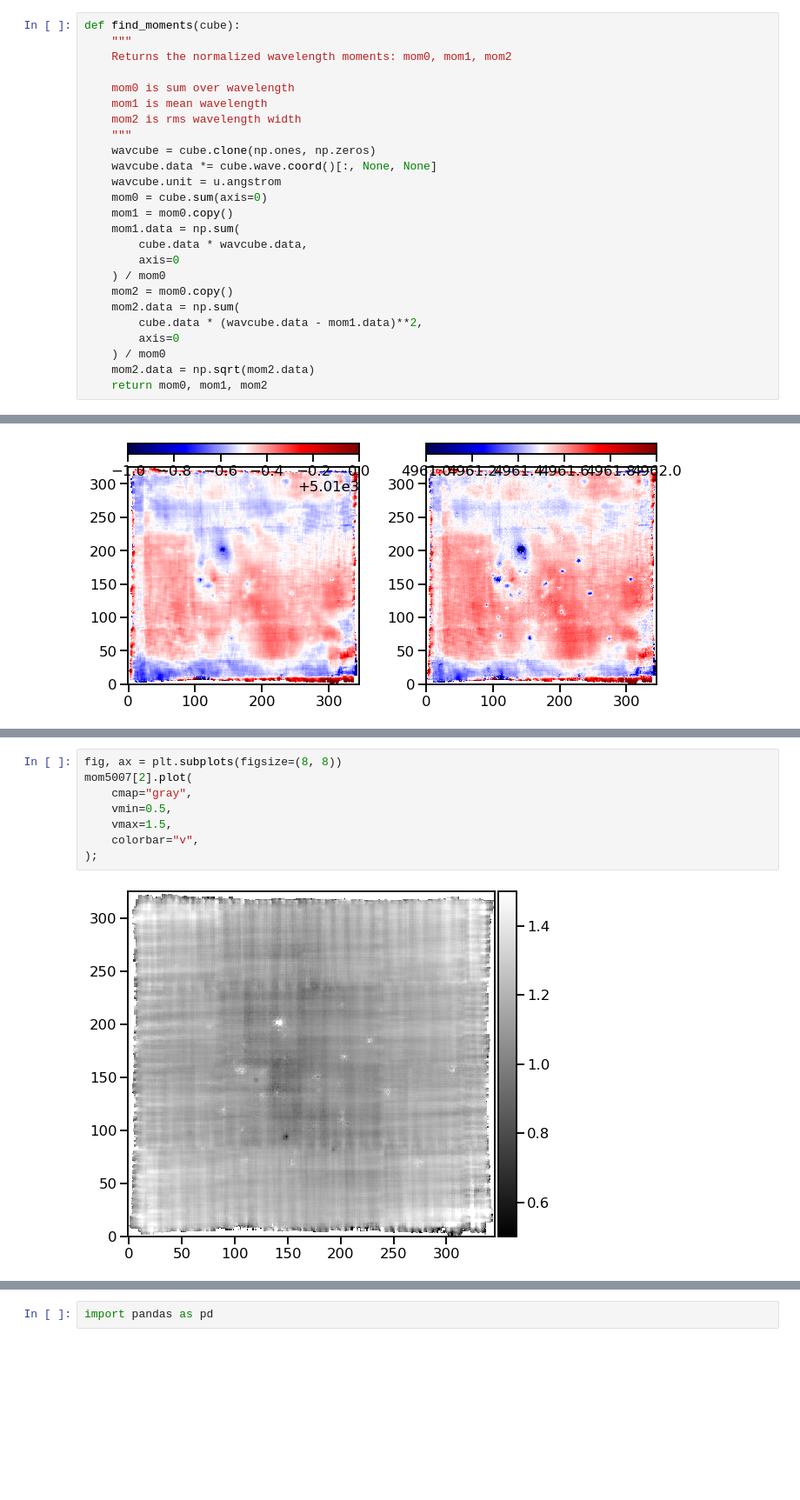
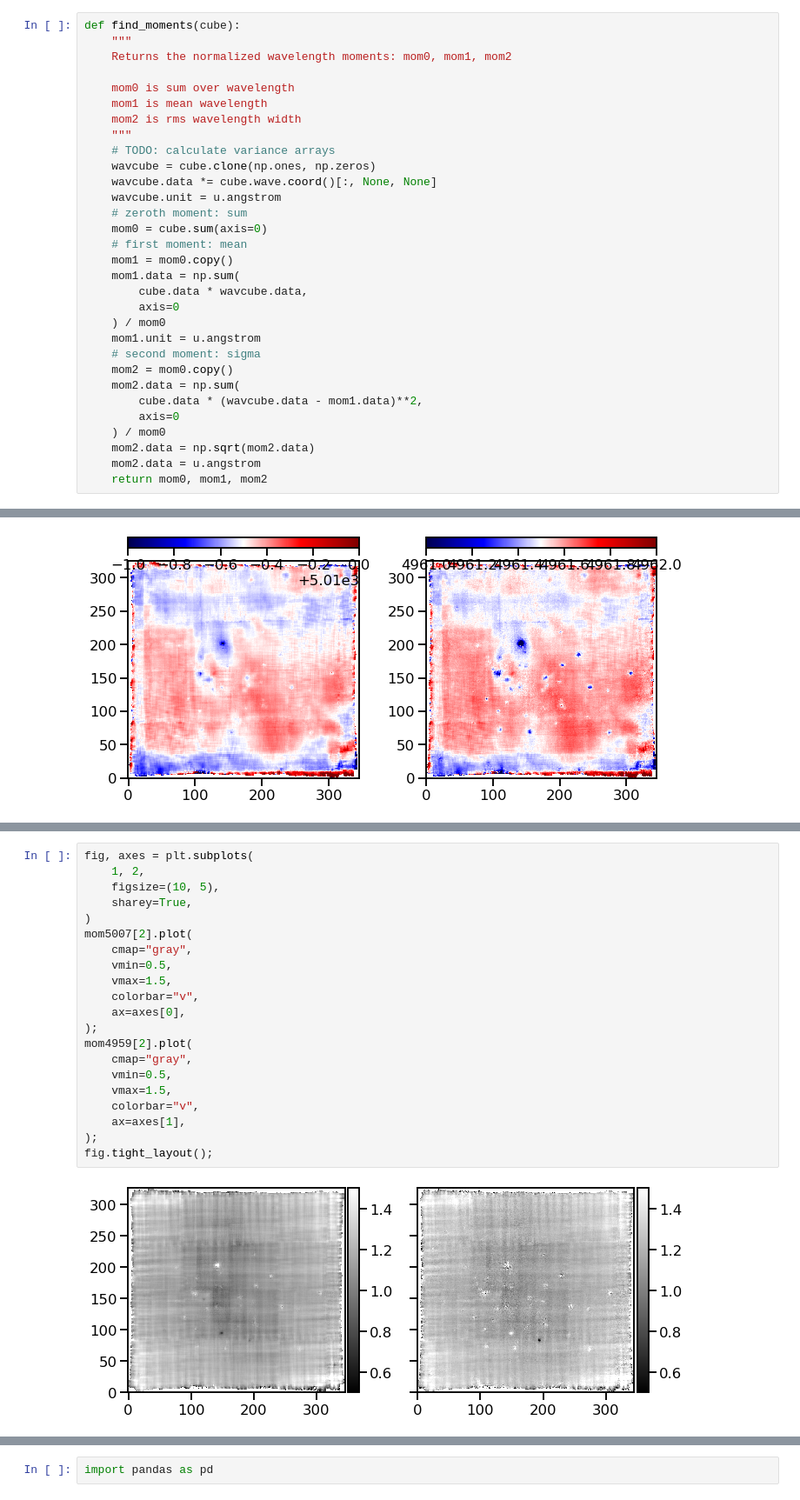
Before and after one commit to will-henney/muse-hii-regions, a Jupyter notebook: notebooks/03-01-oiii-moment-maps.ipynb, the cells around one changed output, grey strips where cells are left out. Shown at 87% size. Saved outputs shown, nothing was run; the diff lists cells and outputs as text; blank space fills up the shorter version.

Commit message:
Finish the analysis of [O III] moments

```diff
--- a/notebooks/03-01-oiii-moment-maps.ipynb
+++ b/notebooks/03-01-oiii-moment-maps.ipynb
@@ -137,19 +149,25 @@ def find_moments(cube):
     mom1 is mean wavelength
     mom2 is rms wavelength width
     """
+    # TODO: calculate variance arrays
     wavcube = cube.clone(np.ones, np.zeros)
     wavcube.data *= cube.wave.coord()[:, None, None]
     wavcube.unit = u.angstrom
+    # zeroth moment: sum
     mom0 = cube.sum(axis=0)
+    # first moment: mean
     mom1 = mom0.copy()
     mom1.data = np.sum(
         cube.data * wavcube.data,
         axis=0
     ) / mom0
+    mom1.unit = u.angstrom
+    # second moment: sigma
     mom2 = mom0.copy()
     mom2.data = np.sum(
         cube.data * (wavcube.data - mom1.data)**2,
         axis=0
     ) / mom0
     mom2.data = np.sqrt(mom2.data)
+    mom2.data = u.angstrom
     return mom0, mom1, mom2
@@ -226,10 +276,23 @@ fig.tight_layout(h_pad=10);
 # %%
-fig, ax = plt.subplots(figsize=(8, 8))
+fig, axes = plt.subplots(
+    1, 2,
+    figsize=(10, 5),
+    sharey=True,
+)
 mom5007[2].plot(
     cmap="gray",
     vmin=0.5,
     vmax=1.5,
     colorbar="v",
+    ax=axes[0],
 );
+mom4959[2].plot(
+    cmap="gray",
+    vmin=0.5,
+    vmax=1.5,
+    colorbar="v",
+    ax=axes[1],
+);
+fig.tight_layout();
 # %% [output]
-[figure, old version]
+[figure, new version]
```
Also changed, not shown: parts of 26 cells of this notebook, 2 other files.
